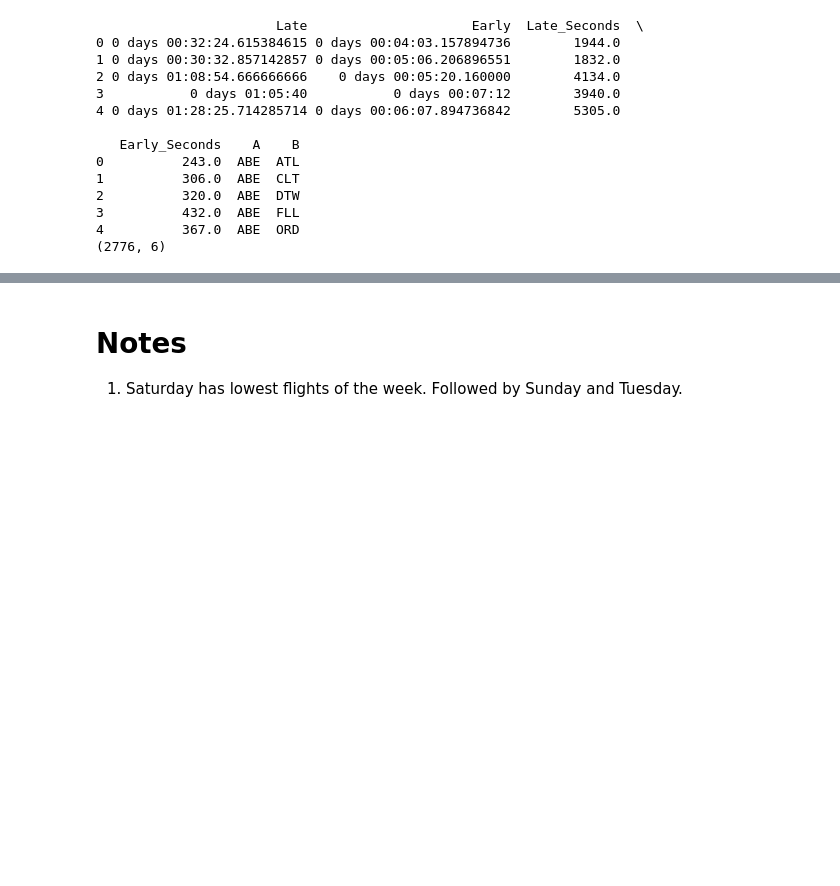
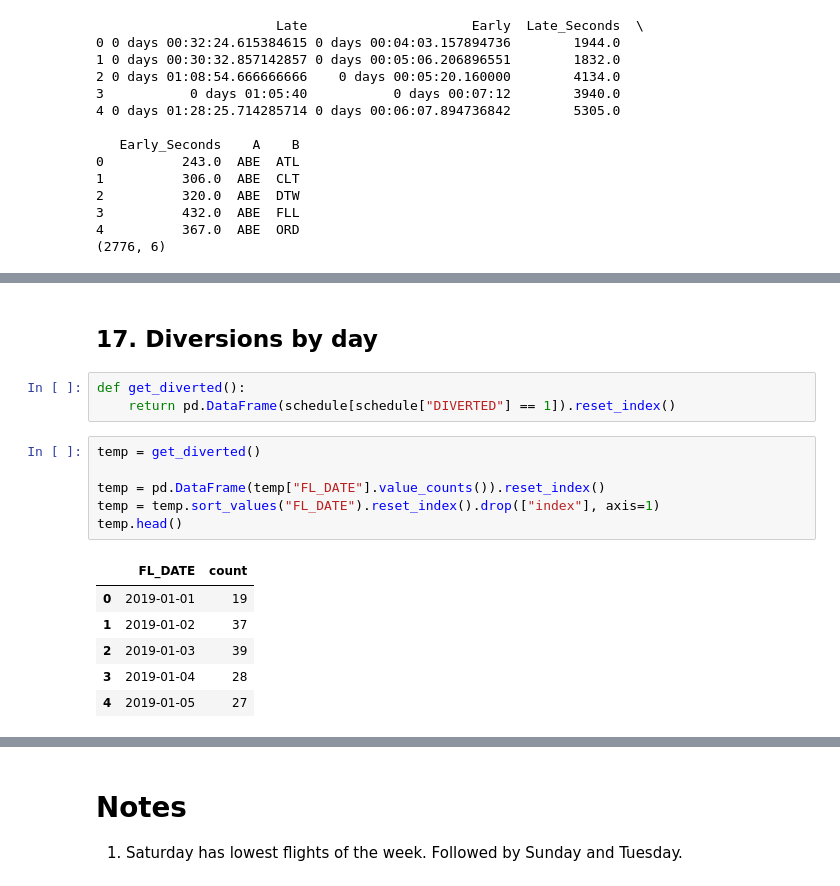
Before and after one commit to torchlightwizard/Data-Analysis-Flight-Travel, a Jupyter notebook: notebooks/eda.ipynb, the cells around one changed output, grey strips where cells are left out. Cells and saved outputs as stored; diff of their text form; blank space fills up the shorter version.

```diff
--- a/notebooks/eda.ipynb
+++ b/notebooks/eda.ipynb
@@ -1075,0 +1086,18 @@ temp = None
+# %% [markdown]
+## 17. Diversions by day
+# %%
+def get_diverted():
+    return pd.DataFrame(schedule[schedule["DIVERTED"] == 1]).reset_index()
+# %%
+temp = get_diverted()
+
+temp = pd.DataFrame(temp["FL_DATE"].value_counts()).reset_index()
+temp = temp.sort_values("FL_DATE").reset_index().drop(["index"], axis=1)
+temp.head()
+# %% [output]
+|  | FL_DATE | count |
+| 0 | 2019-01-01 | 19 |
+| 1 | 2019-01-02 | 37 |
+| 2 | 2019-01-03 | 39 |
+| 3 | 2019-01-04 | 28 |
+| 4 | 2019-01-05 | 27 |
```
Also changed, not shown: parts of 23 cells of this notebook.
